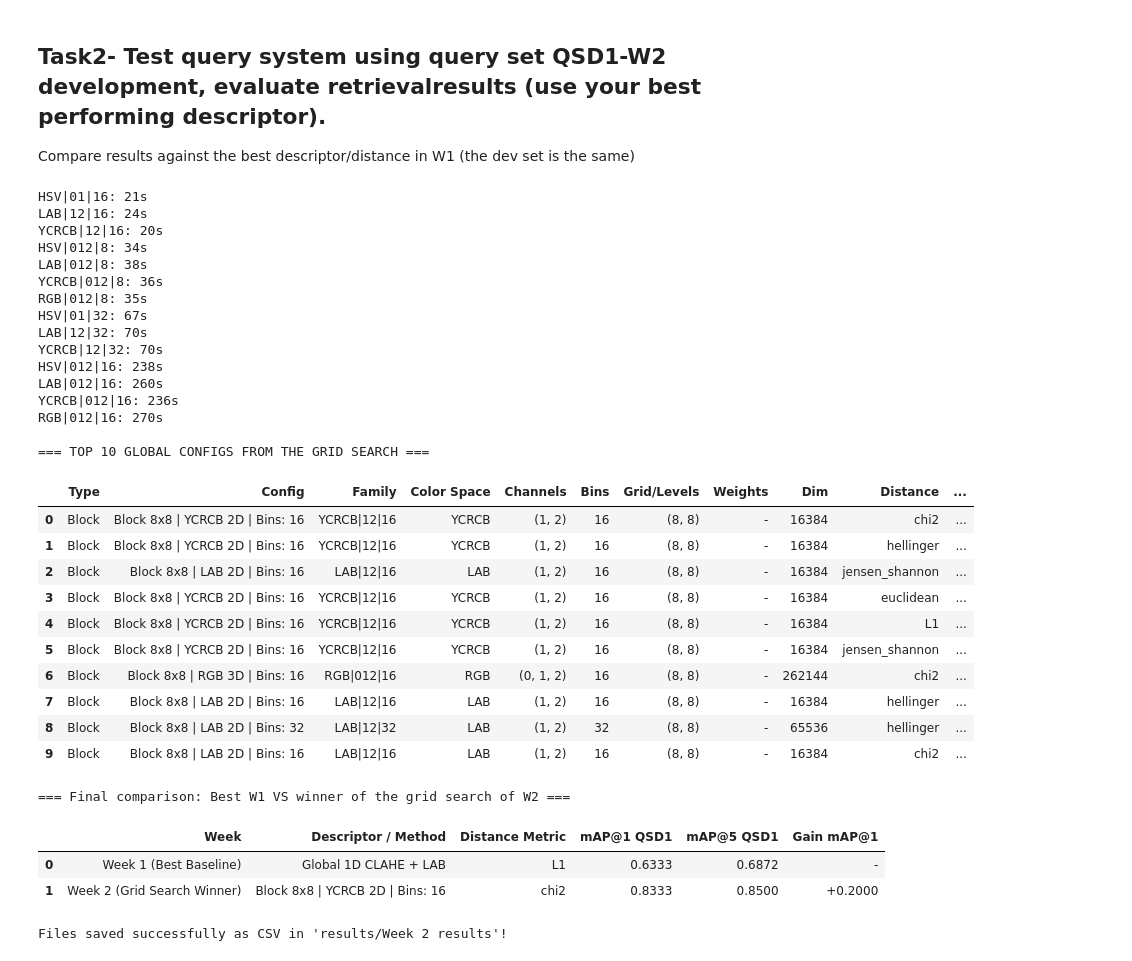
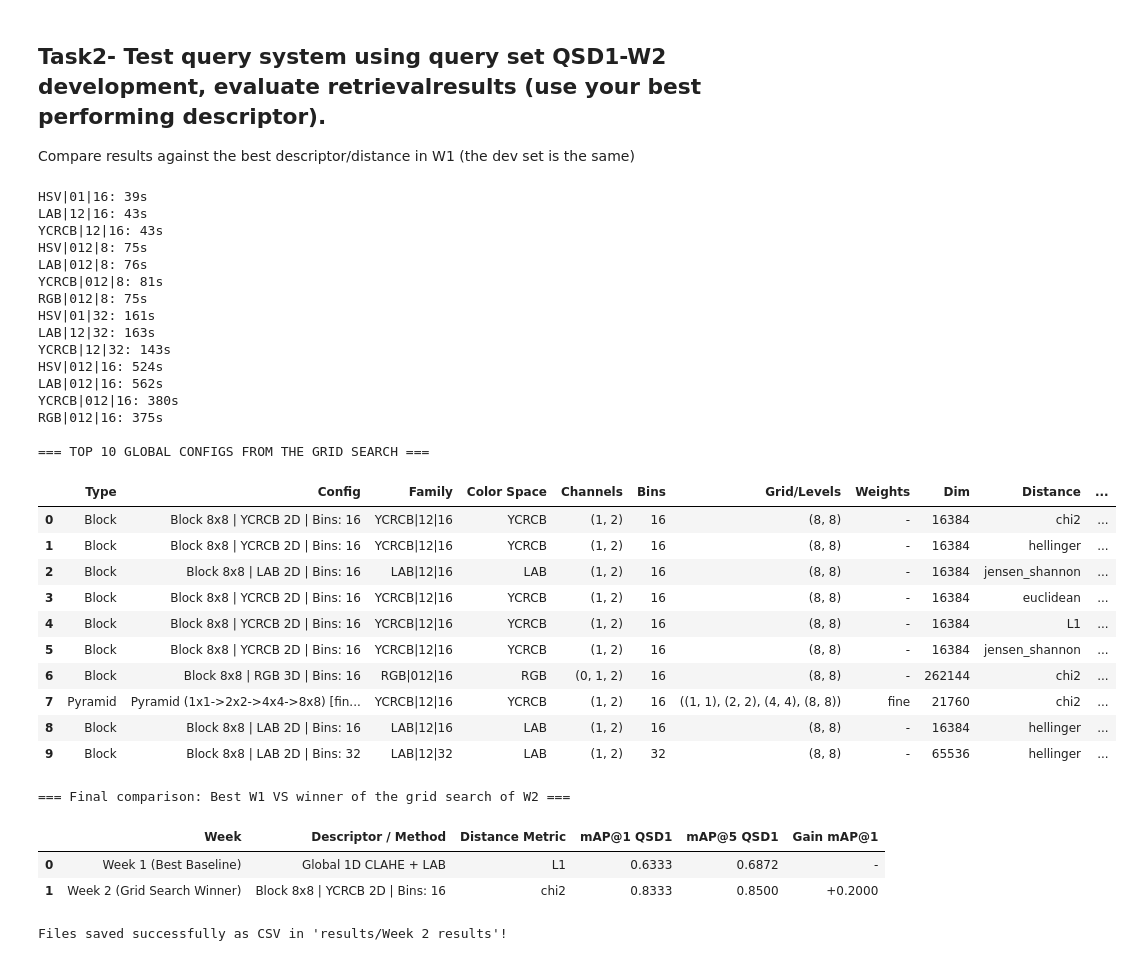
Before and after one commit to MCV-2026-C1-Project/Team-2, a Jupyter notebook: C1_week2.ipynb, the cells around one changed output. Drawn from its saved outputs; the diff is of its cells as text; code cells hidden in the pictures.

Commit message:
tried adding  ((1, 1), (2, 2), (4, 4), (8, 8)) config for pyramid levels, but still wasn't best results

```diff
--- a/C1_week2.ipynb
+++ b/C1_week2.ipynb
@@ -372,7 +404,7 @@ bins_list = [8, 16, 32]
 
 #configs
 block_grids = [(2, 2), (4, 4), (8, 8)]
-pyramid_levels = [((1, 1), (2, 2)), ((1, 1), (2, 2), (4, 4))]
+pyramid_levels = [((1, 1), (2, 2)), ((1, 1), (2, 2), (4, 4)), ((1, 1), (2, 2), (4, 4), (8, 8))]
 
 grid_experiments = []
 
@@ -386,7 +418,7 @@ def pyramid_weights(scheme, n_levels):
 # 2. grid Search for  block descriptors
 def run_grid_search(color_spaces=("HSV", "LAB", "YCRCB", "RGB"), bins_3d=(8, 16), bins_2d=(16, 32),
                     block_grids=((2, 2), (4, 4), (8, 8)),
-                    pyramid_levels=(((1, 1), (2, 2)), ((1, 1), (2, 2), (4, 4))),
+                    pyramid_levels=(((1, 1), (2, 2)), ((1, 1), (2, 2), (4, 4)), ((1, 1), (2, 2), (4, 4), (8, 8))),
                     weight_schemes=("equal", "fine"), skip_measures=("intersection",),
                     results_path=os.path.join("results", "Week 2 results", "grid_search_w2_full.csv")):
     # needs: bbdd_imgs, qsd1_imgs, MEASURES, evaluate_descriptors, compute_block_histogram
@@ -459,7 +491,10 @@ def run_grid_search(color_spaces=("HSV", "LAB", "YCRCB", "RGB"), bins_3d=(8, 16)
     return df
 
 
-df_grid_all = run_grid_search()
+df_grid_all = run_grid_search(
+    block_grids=tuple(block_grids),
+    pyramid_levels=tuple(pyramid_levels)
+)
 
 print("\n=== TOP 10 GLOBAL CONFIGS FROM THE GRID SEARCH ===")
 display(df_grid_all.head(10))
@@ -477,50 +512,50 @@ comparison_table = [
         "Distance Metric": "L1",
         "mAP@1 QSD1": w1_best_map1,
         "mAP@5 QSD1": w1_best_map5,
         "Gain mAP@1": "-"
     },
     {
         "Week": "Week 2 (Grid Search Winner)",
         "Descriptor / Method": best_grid_winner["Config"],
         "Distance Metric": best_grid_winner["Distance"],
         "mAP@1 QSD1": round(best_grid_winner["MAP@1"], 4),
         "mAP@5 QSD1": round(best_grid_winner["MAP@5"], 4),
         "Gain mAP@1": f"+{round(best_grid_winner['MAP@1'] - w1_best_map1, 4):.4f}"
     }
 ]
 
 df_comparison_final = pd.DataFrame(comparison_table)
 
 print("\n=== Final comparison: Best W1 VS winner of the grid search of W2 ===")
 display(df_comparison_final)
 # %% [output]
-HSV|01|16: 21s
-LAB|12|16: 24s
-YCRCB|12|16: 20s
-HSV|012|8: 34s
-LAB|012|8: 38s
-YCRCB|012|8: 36s
-RGB|012|8: 35s
-HSV|01|32: 67s
-LAB|12|32: 70s
-YCRCB|12|32: 70s
-HSV|012|16: 238s
-LAB|012|16: 260s
-YCRCB|012|16: 236s
-RGB|012|16: 270s
+HSV|01|16: 39s
+LAB|12|16: 43s
+YCRCB|12|16: 43s
+HSV|012|8: 75s
+LAB|012|8: 76s
+YCRCB|012|8: 81s
+RGB|012|8: 75s
+HSV|01|32: 161s
+LAB|12|32: 163s
+YCRCB|12|32: 143s
+HSV|012|16: 524s
+LAB|012|16: 562s
+YCRCB|012|16: 380s
+RGB|012|16: 375s
 
 === TOP 10 GLOBAL CONFIGS FROM THE GRID SEARCH ===
 |  | Type | Config | Family | Color Space | Channels | Bins | Grid/Levels | Weights | Dim | Distance | ... |
 | 0 | Block | Block 8x8 | YCRCB 2D | Bins: 16 | YCRCB|12|16 | YCRCB | (1, 2) | 16 | (8, 8) | - | 16384 | chi2 | ... |
 | 1 | Block | Block 8x8 | YCRCB 2D | Bins: 16 | YCRCB|12|16 | YCRCB | (1, 2) | 16 | (8, 8) | - | 16384 | hellinger | ... |
 | 2 | Block | Block 8x8 | LAB 2D | Bins: 16 | LAB|12|16 | LAB | (1, 2) | 16 | (8, 8) | - | 16384 | jensen_shannon | ... |
 | 3 | Block | Block 8x8 | YCRCB 2D | Bins: 16 | YCRCB|12|16 | YCRCB | (1, 2) | 16 | (8, 8) | - | 16384 | euclidean | ... |
 | 4 | Block | Block 8x8 | YCRCB 2D | Bins: 16 | YCRCB|12|16 | YCRCB | (1, 2) | 16 | (8, 8) | - | 16384 | L1 | ... |
 | 5 | Block | Block 8x8 | YCRCB 2D | Bins: 16 | YCRCB|12|16 | YCRCB | (1, 2) | 16 | (8, 8) | - | 16384 | jensen_shannon | ... |
 | 6 | Block | Block 8x8 | RGB 3D | Bins: 16 | RGB|012|16 | RGB | (0, 1, 2) | 16 | (8, 8) | - | 262144 | chi2 | ... |
-| 7 | Block | Block 8x8 | LAB 2D | Bins: 16 | LAB|12|16 | LAB | (1, 2) | 16 | (8, 8) | - | 16384 | hellinger | ... |
-| 8 | Block | Block 8x8 | LAB 2D | Bins: 32 | LAB|12|32 | LAB | (1, 2) | 32 | (8, 8) | - | 65536 | hellinger | ... |
-| 9 | Block | Block 8x8 | LAB 2D | Bins: 16 | LAB|12|16 | LAB | (1, 2) | 16 | (8, 8) | - | 16384 | chi2 | ... |
+| 7 | Pyramid | Pyramid (1x1->2x2->4x4->8x8) [fin... | YCRCB|12|16 | YCRCB | (1, 2) | 16 | ((1, 1), (2, 2), (4, 4), (8, 8)) | fine | 21760 | chi2 | ... |
+| 8 | Block | Block 8x8 | LAB 2D | Bins: 16 | LAB|12|16 | LAB | (1, 2) | 16 | (8, 8) | - | 16384 | hellinger | ... |
+| 9 | Block | Block 8x8 | LAB 2D | Bins: 32 | LAB|12|32 | LAB | (1, 2) | 32 | (8, 8) | - | 65536 | hellinger | ... |
 === Final comparison: Best W1 VS winner of the grid search of W2 ===
 |  | Week | Descriptor / Method | Distance Metric | mAP@1 QSD1 | mAP@5 QSD1 | Gain mAP@1 |
 | 0 | Week 1 (Best Baseline) | Global 1D CLAHE + LAB | L1 | 0.6333 | 0.6872 | - |
```
Also changed, not shown: parts of 2 cells of this notebook, 2 other files.
